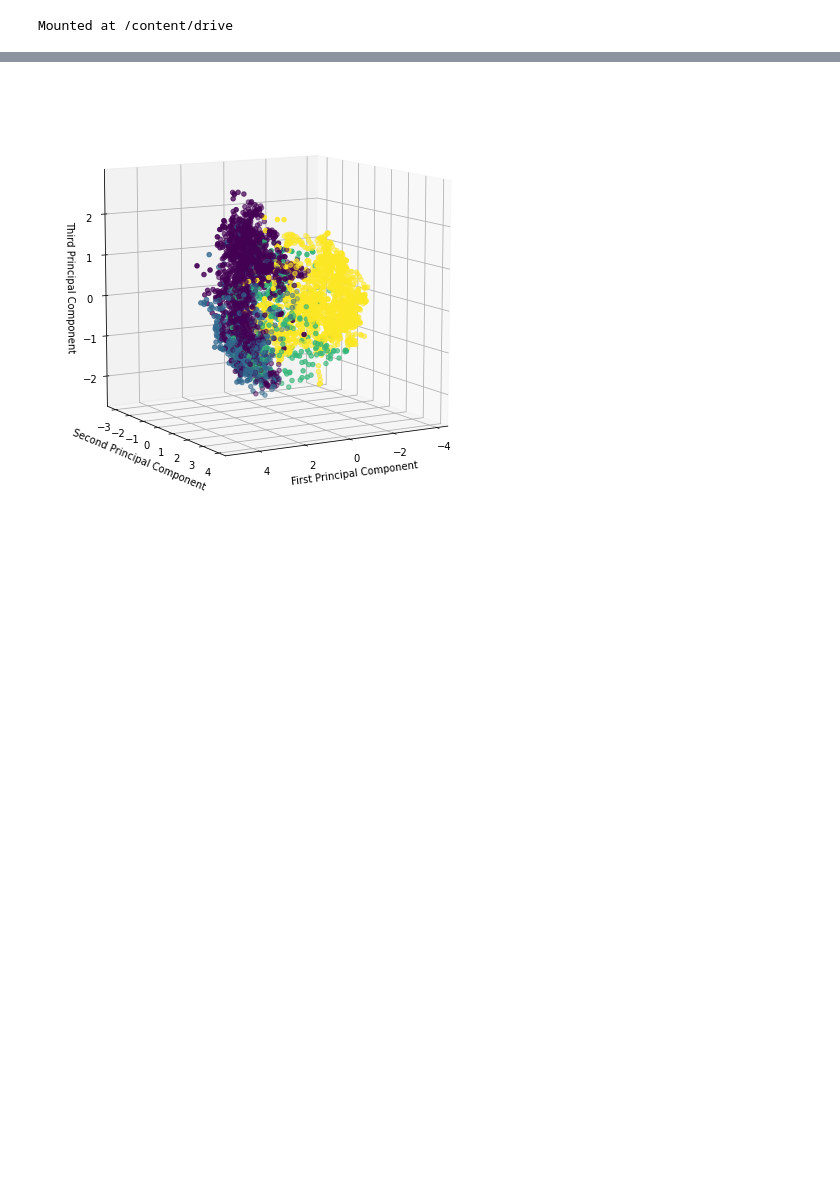
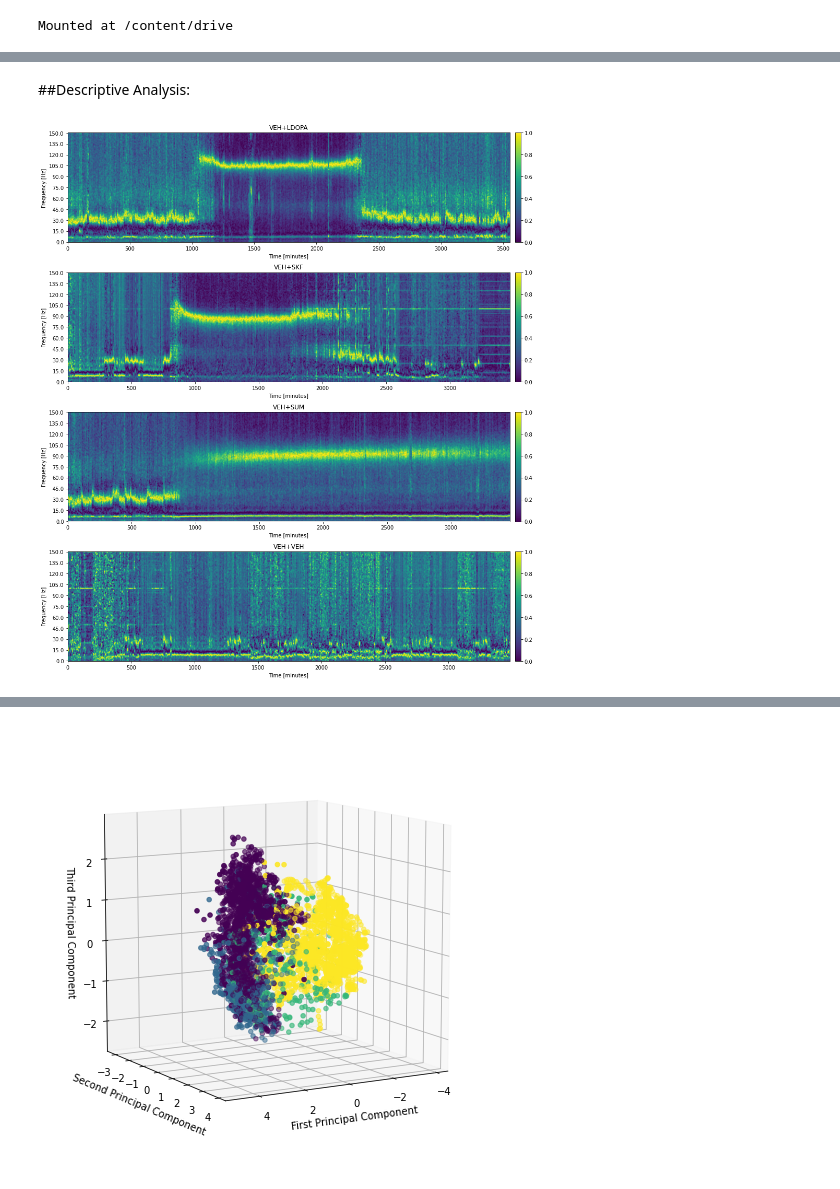
Before and after one commit to Barryjuait/Barryjuait, a Jupyter notebook: Dysk_MLP.ipynb, the cells around one changed output, grey strips where cells are left out. Drawn from its saved outputs; the diff is of its cells as text; code cells hidden in the pictures; blank space fills up the shorter version.

Commit message:
plots updated

```diff
--- a/Dysk_MLP.ipynb
+++ b/Dysk_MLP.ipynb
@@ -75,3 +75,34 @@ scaler = MinMaxScaler();
 dummy = Data.iloc[:, range(len(faxis))];
 result = scaler.fit_transform(dummy.T)
 Data.iloc[:, range(len(faxis))] = result.T;
+# %% [markdown]
+##Descriptive Analysis:
+# %%
+#Plot Spectrograms per Drug:
+bDrugs = ['VEH+LDOPA', 'VEH+SKF', 'VEH+SUM', 'VEH+VEH'];
+
+fig, ax = plt.subplots(len(bDrugs),1, figsize = (15,15))
+for k in range(len(bDrugs)):
+  sel = np.logical_and(Data.Hemi == 2, Data.Drug == k+1)
+  bSessions = np.unique(Data.Session[sel]);
+  idx = random.randint(0,len(bSessions));
+  sel = np.logical_and(sel, Data.Session == bSessions[idx]);
+
+  spg = np.array(Data.iloc[:, range(len(faxis))]);
+  spg = spg[sel,:].T
+  btaxis = np.array(Data.taxis[sel]);
+
+  pcm = ax[k].imshow(spg, aspect = 'auto');
+  ax[k].invert_yaxis();
+  fig.colorbar(pcm, ax=ax[k], pad = 0.01)
+  ax[k].set_xlabel('Time [minutes]');
+  fslice = range(0,len(faxis),30);
+  ax[k].set_yticks(fslice);
+  ax[k].set_yticklabels(faxis[fslice]);
+  ax[k].set_ylabel('Frequency [Hz]');
+  ax[k].set_title(f'{bDrugs[k]}');
+
+fig.tight_layout()
+plt.show();
+# %% [output]
+[figure, added]
```
Also changed, not shown: parts of 26 cells of this notebook.
